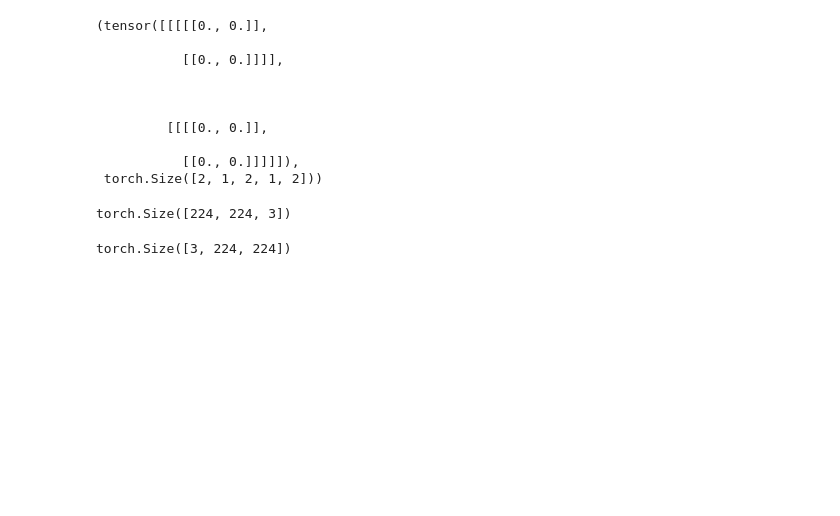
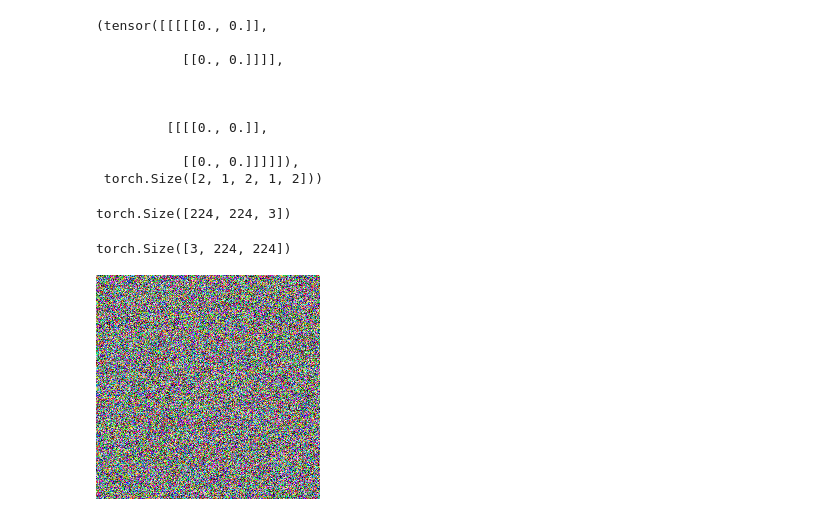
Before and after one commit to adhello007/learn_pytorch, a Jupyter notebook: fundamentals/07_Squeeze_Permutation.ipynb, the cells around one changed output. Saved outputs shown, nothing was run; the diff lists cells and outputs as text; code cells hidden in the pictures; blank space fills up the shorter version.

```diff
--- a/fundamentals/07_Squeeze_Permutation.ipynb
+++ b/fundamentals/07_Squeeze_Permutation.ipynb
@@ -55,3 +55,15 @@ x_permuted = x_original.permute(2,0,1) #channles, height, width
 x_permuted.shape
 # %% [output]
 torch.Size([3, 224, 224])
+# %%
+import numpy as np
+np_x = x_original.numpy()
+# %%
+np_x = (np_x*255).astype(np.uint8)
+# %%
+from PIL import Image
+image = Image.fromarray(np_x)
+# %%
+image
+# %% [output]
+[figure, added]
```
Also changed, not shown: 11 other files.
